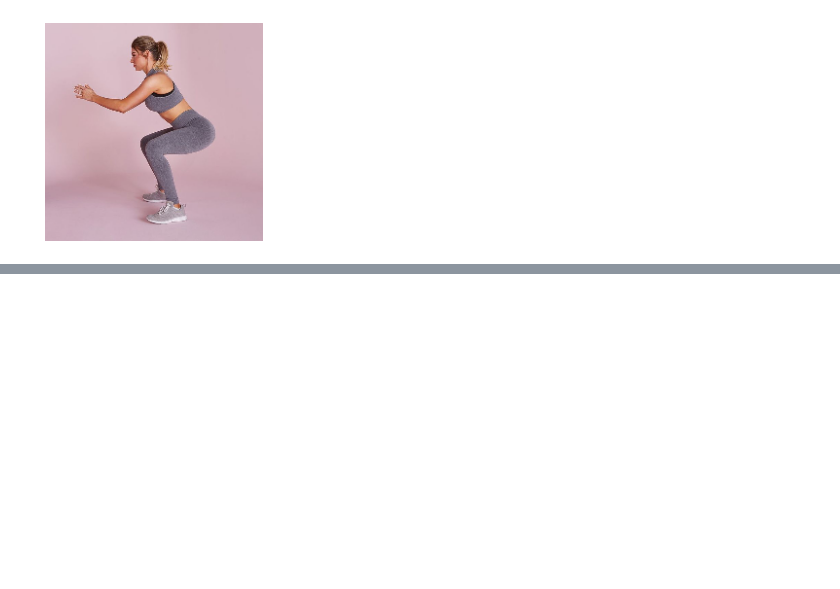
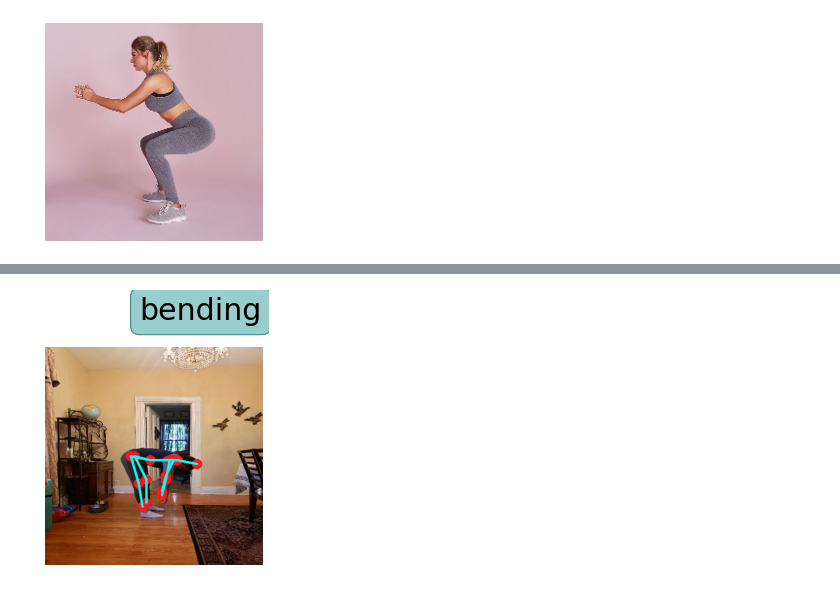
Before and after one commit to moonbeam5115/JointAngleMeasurement, a Jupyter notebook: notebooks/Pose_and_Joint_Detection.ipynb, the cells around one changed output, grey strips where cells are left out. Cells and saved outputs as stored; diff of their text form; code cells hidden in the pictures; blank space fills up the shorter version.

```diff
--- a/notebooks/Pose_and_Joint_Detection.ipynb
+++ b/notebooks/Pose_and_Joint_Detection.ipynb
@@ -247,0 +196,93 @@ chest = points[14]
+# %%
+H = output.shape[2]
+W = output.shape[3]
+# Empty list to store the detected keypoints
+points = []
+for i in range(15):
+# confidence map of corresponding body's part.
+    probMap = output[0, i, :, :]
+# Find global maxima of the probMap.
+    minVal, prob, minLoc, point = cv.minMaxLoc(probMap)
+# Scale the point to fit on the original image
+    x = (2*inWidth* point[0])/H
+    y = (2*inHeight* point[1])/W
+    if prob:
+        cv.circle(unknown_img, (int(x), int(y)), 10, (25, 22, 250), thickness=-1, lineType=cv.FILLED)
+        # cv2.putText(unknown_img, "{}".format(i), (int(x), int(y)), cv2.FONT_HERSHEY_SIMPLEX, 1.4, (0, 0, 255), 3, lineType=cv2.LINE_AA)
+# Add the point to the list if the probability is greater than the threshold
+        points.append((int(x), int(y)))
+    else :
+	    points.append(None)
+
+#Head(0) to Neck(1)
+cv.line(unknown_img, points[0], points[1], (255, 255, 0), 3)
+
+#Neck(1) to Chest(14)
+cv.line(unknown_img, points[1], points[14], (255, 255, 0), 3)
+
+#Chest(14) to R(8) and L Hip(11)
+cv.line(unknown_img, points[14], points[8], (255, 255, 0), 3)
+cv.line(unknown_img, points[14], points[11], (255, 255, 0), 3)
+
+#Right Hip(8) to Right Knee(9)
+cv.line(unknown_img, points[8], points[9], (255, 255, 0), 3)
+#Right Knee(9) to Right Ankle(10)
+cv.line(unknown_img, points[9], points[10], (255, 255, 0), 3)
+
+#Left Hip(11) to Left Knee(12)
+cv.line(unknown_img, points[11], points[12], (255, 255, 0), 3)
+#Left Knee(12) to Left Ankle(13)
+cv.line(unknown_img, points[12], points[13], (255, 255, 0), 3)
+
+#Neck(1) to Right Shoulder(2)
+cv.line(unknown_img, points[1], points[2], (255, 255, 0), 3)
+#Right Shoulder(2) to Right Elbow(3)
+cv.line(unknown_img, points[2], points[3], (255, 255, 0), 3)
+#Right Elbow(3) to Right Wrist(4)
+cv.line(unknown_img, points[3], points[4], (255, 255, 0), 3)
+
+#Neck(1) to Left Shoulder(5)
+cv.line(unknown_img, points[1], points[5], (255, 255, 0), 3)
+#Left Shoulder(5) to Left Elbow(6)
+cv.line(unknown_img, points[5], points[6], (255, 255, 0), 3)
+#Left Elbow(6) to Left Wrist(7)
+cv.line(unknown_img, points[6], points[7], (255, 255, 0), 3)
+
+# rotate_knee = knee_angle*180/math.pi
+# cv.ellipse(unknown_img,(L_knee[0],L_knee[1]),(75,75),-rotate_knee, 0, knee_flexion,(230, 80, 60),-1)
+
+# rotate_hip = hip_angle*180/math.pi
+# cv.ellipse(unknown_img,(L_hip[0],L_hip[1]),(75,75),180-rotate_knee, 0, hip_flexion,(120, 230, 230),-1)
+
+#Pose Prediction Text
+plt.text(320, -75, text_predict, size=30, rotation=0,
+         ha="center", va="center",
+         bbox=dict(boxstyle="round",
+                   ec=(0.2, 0.5, 0.5),
+                   fc=(0.6, 0.8, 0.8),
+                   )
+         )
+#Angle Text Info
+# plt.text(L_knee[0]-130, L_knee[1], 'Knee Flexion: \n{} degrees'.format(round(knee_flexion)), size=8, rotation=0,
+#          ha="center", va="center",
+#          bbox=dict(boxstyle="round",
+#                    ec=(0.2, 0.5, 0.5),
+#                    fc=(0.6, 0.8, 0.8),
+#                    )
+#          )
+
+# plt.text(L_hip[0]+130, L_hip[1], 'Hip Flexion: \n{} degrees'.format(round(hip_flexion)), size=8, rotation=0,
+#          ha="center", va="center",
+#          bbox=dict(boxstyle="round",
+#                    ec=(0.2, 0.5, 0.5),
+#                    fc=(0.6, 0.8, 0.8),
+#                    )
+#          )
+
+
+plt.imshow(cv.cvtColor(unknown_img, cv.COLOR_BGR2RGB))
+
+plt.axis('off')
+plt.show()
+# %% [output]
+[figure, added]
```
Also changed, not shown: parts of 16 cells of this notebook.
